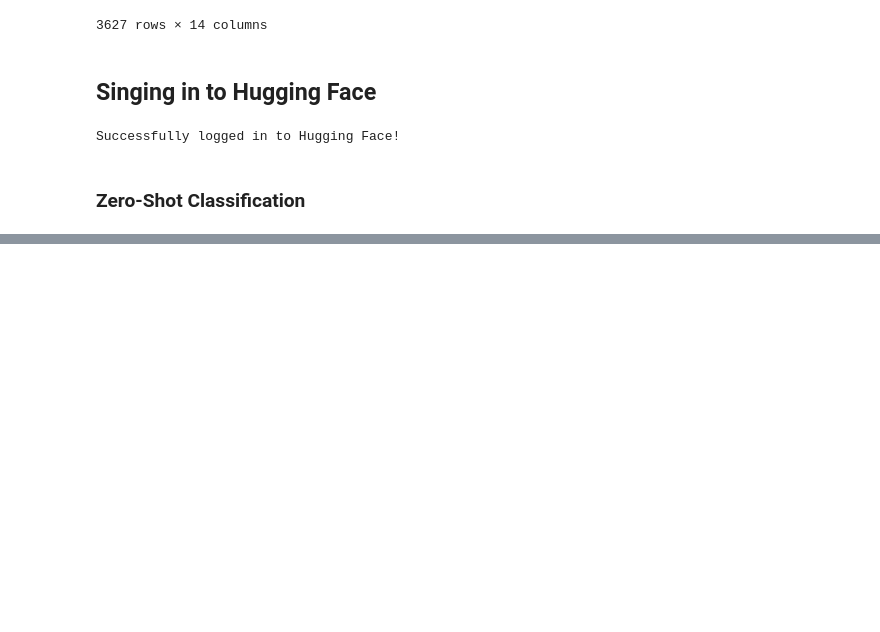
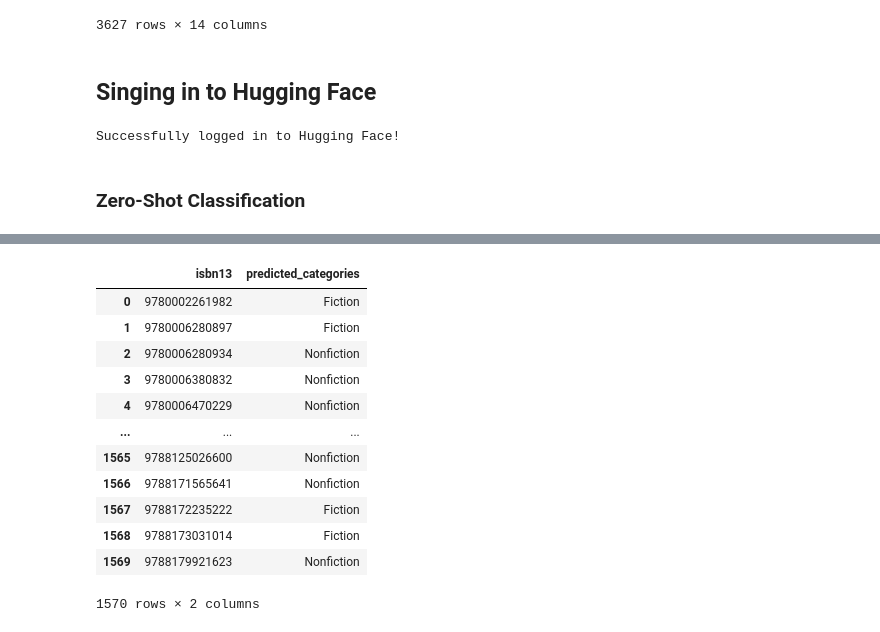
Before and after one commit to eedu7/book-recommendation-system, a Jupyter notebook: vector-search.ipynb, the cells around one changed output, grey strips where cells are left out. Drawn from its saved outputs; the diff is of its cells as text; code cells hidden in the pictures; blank space fills up the shorter version.

```diff
--- a/vector-search.ipynb
+++ b/vector-search.ipynb
@@ -237,0 +346,17 @@ RuntimeError: At least one of TensorFlow 2.0 or PyTorch should be installed. To
+# %%
+missing_predicted_df = pd.DataFrame({"isbn13": isbn, "predicted_categories": predicted_cats})
+missing_predicted_df
+# %% [output]
+|  | isbn13 | predicted_categories |
+| 0 | 9780002261982 | Fiction |
+| 1 | 9780006280897 | Fiction |
+| 2 | 9780006280934 | Nonfiction |
+| 3 | 9780006380832 | Nonfiction |
+| 4 | 9780006470229 | Nonfiction |
+| ... | ... | ... |
+| 1565 | 9788125026600 | Nonfiction |
+| 1566 | 9788171565641 | Nonfiction |
+| 1567 | 9788172235222 | Fiction |
+| 1568 | 9788173031014 | Fiction |
+| 1569 | 9788179921623 | Nonfiction |
+1570 rows × 2 columns
```
Also changed, not shown: parts of 20 cells of this notebook, 5 other files.
